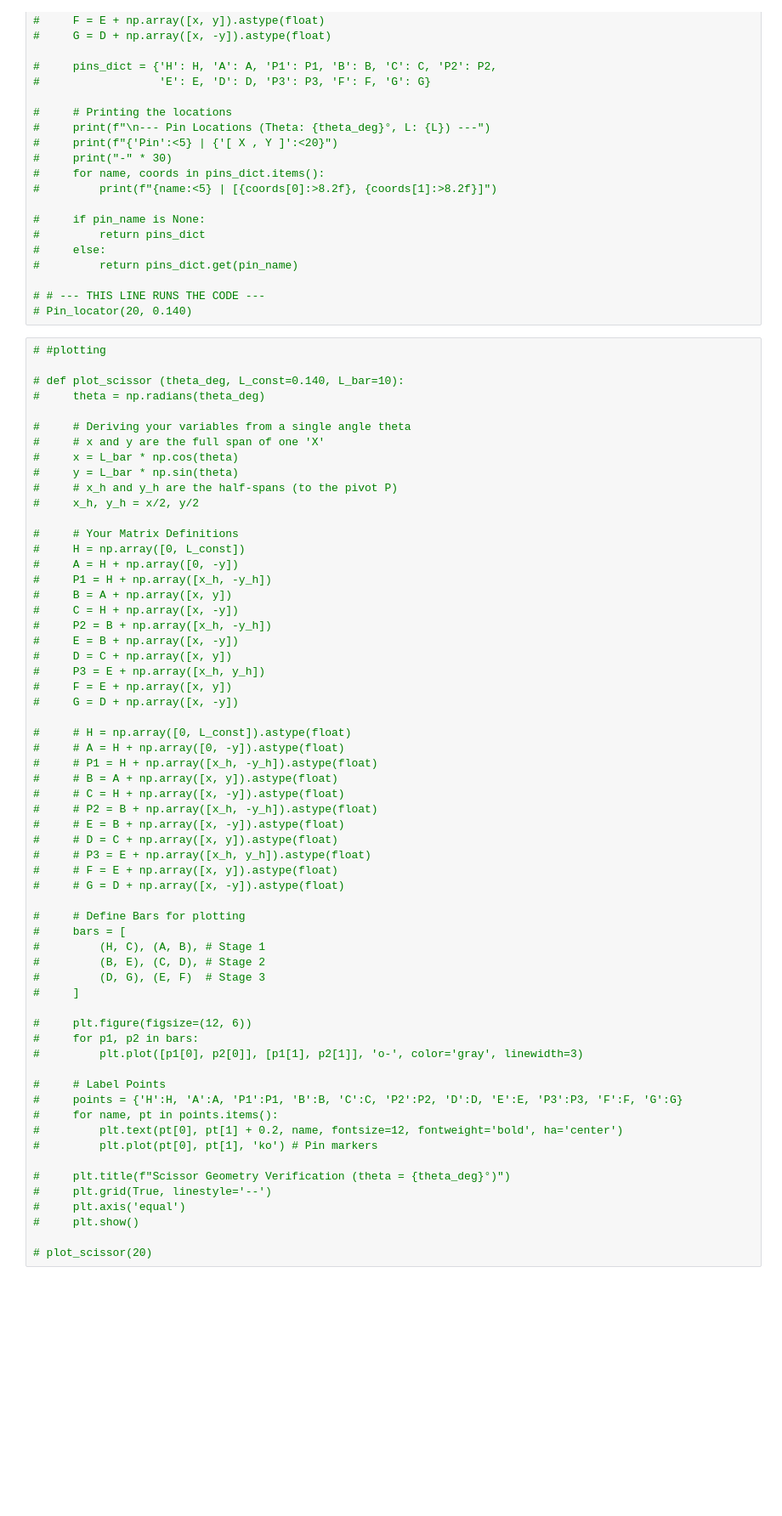
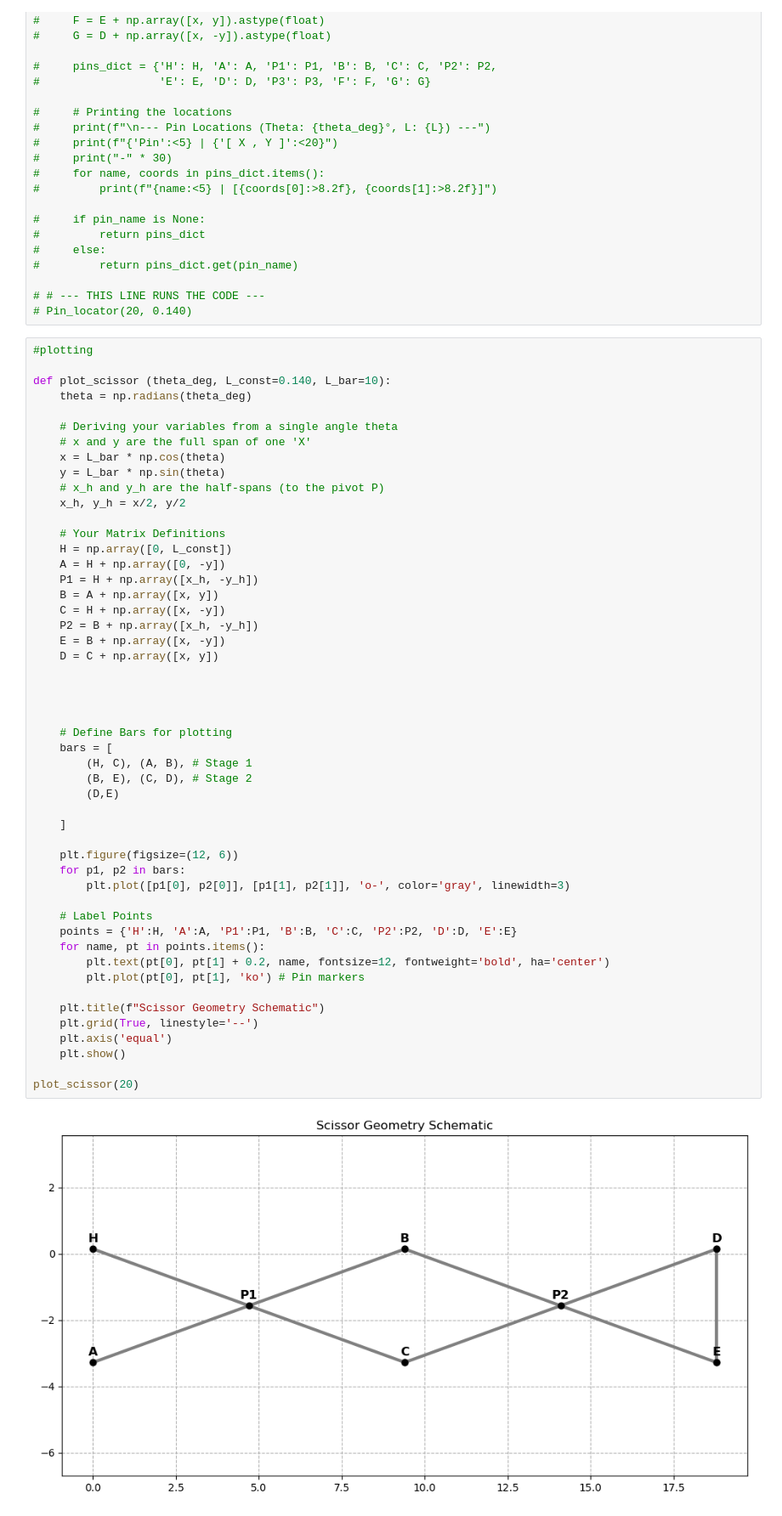
Before and after one commit to JonathanS1212/MECH390, a Jupyter notebook: Statics/Canada.ipynb, the cells around one changed output. Shown at 85% size. Cells and saved outputs as stored; diff of their text form; blank space fills up the shorter version.

```diff
--- a/Statics/Canada.ipynb
+++ b/Statics/Canada.ipynb
@@ -89,66 +89,57 @@ def Pin_locator (theta_deg, L, pin_name=None):
 # # --- THIS LINE RUNS THE CODE ---
 # Pin_locator(20, 0.140)
 # %%
-# #plotting
+#plotting
 
-# def plot_scissor (theta_deg, L_const=0.140, L_bar=10):
-#     theta = np.radians(theta_deg)
+def plot_scissor (theta_deg, L_const=0.140, L_bar=10):
+    theta = np.radians(theta_deg)
 
-#     # Deriving your variables from a single angle theta
-#     # x and y are the full span of one 'X'
-#     x = L_bar * np.cos(theta)
-#     y = L_bar * np.sin(theta)
-#     # x_h and y_h are the half-spans (to the pivot P)
-#     x_h, y_h = x/2, y/2
+    # Deriving your variables from a single angle theta
+    # x and y are the full span of one 'X'
+    x = L_bar * np.cos(theta)
+    y = L_bar * np.sin(theta)
+    # x_h and y_h are the half-spans (to the pivot P)
+    x_h, y_h = x/2, y/2
 
-#     # Your Matrix Definitions
-#     H = np.array([0, L_const])
-#     A = H + np.array([0, -y])
-#     P1 = H + np.array([x_h, -y_h])
-#     B = A + np.array([x, y])
-#     C = H + np.array([x, -y])
-#     P2 = B + np.array([x_h, -y_h])
-#     E = B + np.array([x, -y])
-#     D = C + np.array([x, y])
-#     P3 = E + np.array([x_h, y_h])
-#     F = E + np.array([x, y])
-#     G = D + np.array([x, -y])
+    # Your Matrix Definitions
+    H = np.array([0, L_const])
+    A = H + np.array([0, -y])
+    P1 = H + np.array([x_h, -y_h])
+    B = A + np.array([x, y])
+    C = H + np.array([x, -y])
+    P2 = B + np.array([x_h, -y_h])
+    E = B + np.array([x, -y])
+    D = C + np.array([x, y])
 
-#     # H = np.array([0, L_const]).astype(float)
-#     # A = H + np.array([0, -y]).astype(float)
-#     # P1 = H + np.array([x_h, -y_h]).astype(float)
-#     # B = A + np.array([x, y]).astype(float)
-#     # C = H + np.array([x, -y]).astype(float)
-#     # P2 = B + np.array([x_h, -y_h]).astype(float)
-#     # E = B + np.array([x, -y]).astype(float)
-#     # D = C + np.array([x, y]).astype(float)
-#     # P3 = E + np.array([x_h, y_h]).astype(float)
-#     # F = E + np.array([x, y]).astype(float)
-#     # G = D + np.array([x, -y]).astype(float)
 
-#     # Define Bars for plotting
-#     bars = [
-#         (H, C), (A, B), # Stage 1
-#         (B, E), (C, D), # Stage 2
-#         (D, G), (E, F)  # Stage 3
-#     ]
 
-#     plt.figure(figsize=(12, 6))
-#     for p1, p2 in bars:
-#         plt.plot([p1[0], p2[0]], [p1[1], p2[1]], 'o-', color='gray', linewidth=3)
 
-#     # Label Points
-#     points = {'H':H, 'A':A, 'P1':P1, 'B':B, 'C':C, 'P2':P2, 'D':D, 'E':E, 'P3':P3, 'F':F, 'G':G}
-#     for name, pt in points.items():
-#         plt.text(pt[0], pt[1] + 0.2, name, fontsize=12, fontweight='bold', ha='center')
-#         plt.plot(pt[0], pt[1], 'ko') # Pin markers
+    # Define Bars for plotting
+    bars = [
+        (H, C), (A, B), # Stage 1
+        (B, E), (C, D), # Stage 2
+        (D,E)
 
-#     plt.title(f"Scissor Geometry Verification (theta = {theta_deg}°)")
-#     plt.grid(True, linestyle='--')
-#     plt.axis('equal')
-#     plt.show()
+    ]
 
-# plot_scissor(20)
+    plt.figure(figsize=(12, 6))
+    for p1, p2 in bars:
+        plt.plot([p1[0], p2[0]], [p1[1], p2[1]], 'o-', color='gray', linewidth=3)
+
+    # Label Points
+    points = {'H':H, 'A':A, 'P1':P1, 'B':B, 'C':C, 'P2':P2, 'D':D, 'E':E}
+    for name, pt in points.items():
+        plt.text(pt[0], pt[1] + 0.2, name, fontsize=12, fontweight='bold', ha='center')
+        plt.plot(pt[0], pt[1], 'ko') # Pin markers
+
+    plt.title(f"Scissor Geometry Schematic")
+    plt.grid(True, linestyle='--')
+    plt.axis('equal')
+    plt.show()
+
+plot_scissor(20)
+# %% [output]
+[figure, added]
 # %%
 ##  *** First Method ***
 # # R_Dx, R_Dy = Reaction at Pin D
```
Also changed, not shown: parts of 1 cell of this notebook, 15 other files.
